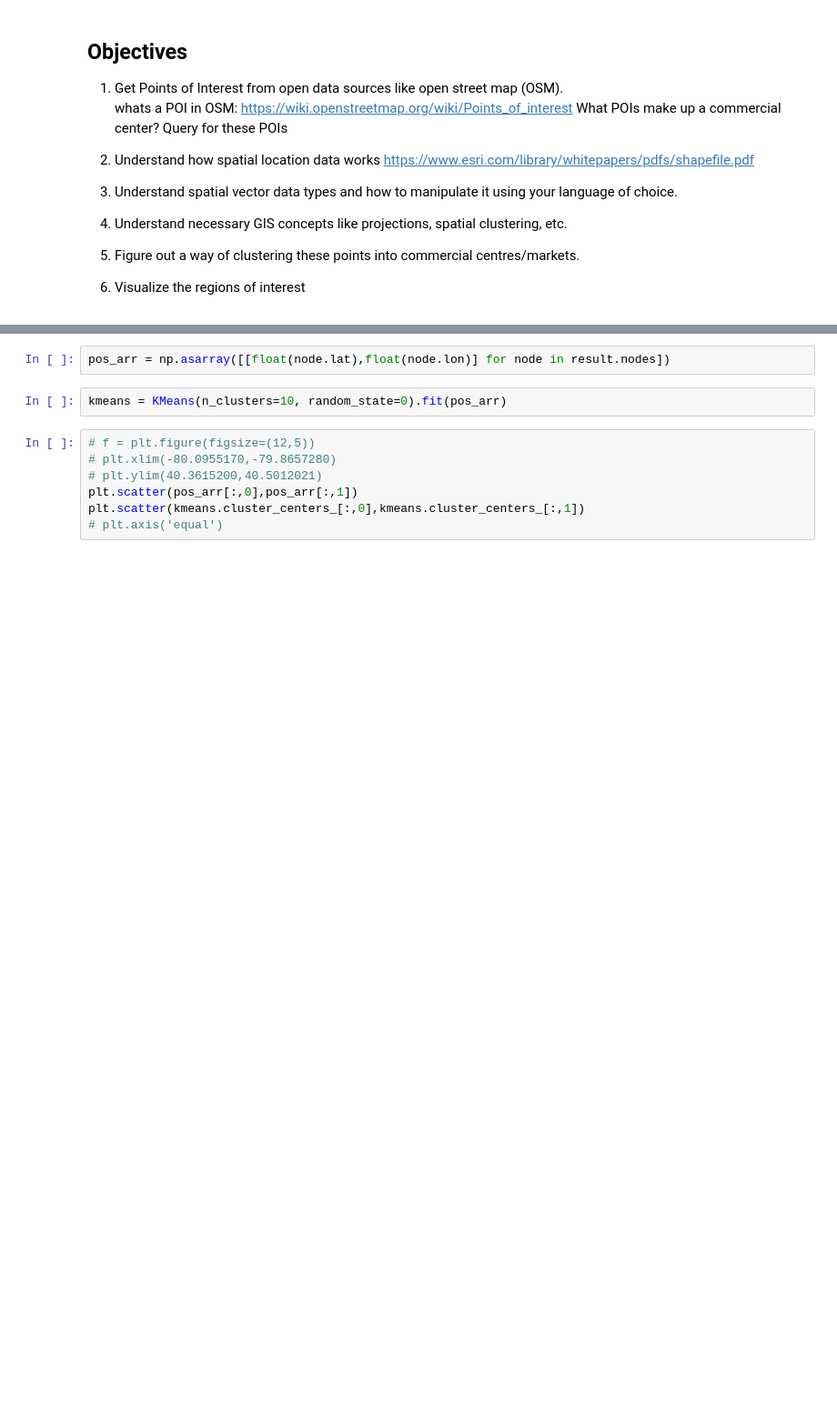
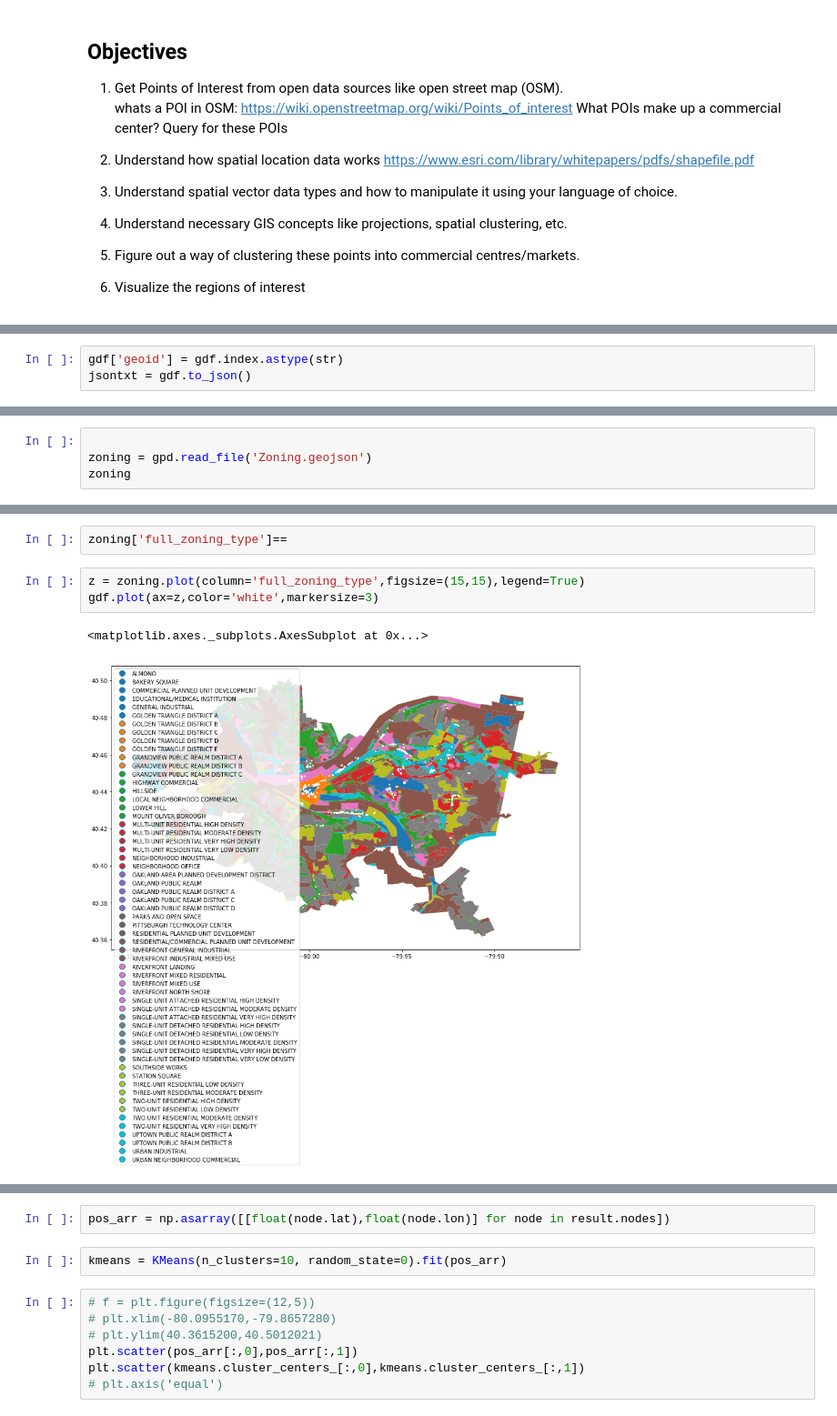
Before and after one commit to virenbajaj/Pittsburghs-Commercial-Clusters, a Jupyter notebook: Commercial Centers.ipynb, the cells around one changed output, grey strips where cells are left out. Shown: that part at 91% size. Cells and saved outputs as stored; diff of their text form; blank space fills up the shorter version.

```diff
--- a/Commercial Centers.ipynb
+++ b/Commercial Centers.ipynb
@@ -59,0 +164,3 @@ result = api.query(querystr)
+# %%
+gdf['geoid'] = gdf.index.astype(str)
+jsontxt = gdf.to_json()
@@ -59,0 +260,4 @@ result = api.query(querystr)
+# %%
+
+zoning = gpd.read_file('Zoning.geojson')
+zoning
@@ -60 +283,9 @@ result = api.query(querystr)
+# %%
+zoning['full_zoning_type']==
+# %%
+z = zoning.plot(column='full_zoning_type',figsize=(15,15),legend=True)
+gdf.plot(ax=z,color='white',markersize=3)
+# %% [output]
+<matplotlib.axes._subplots.AxesSubplot at 0x...>
+[figure, added]
 # %%
```
Also changed, not shown: parts of 37 cells of this notebook, 35 other files.
